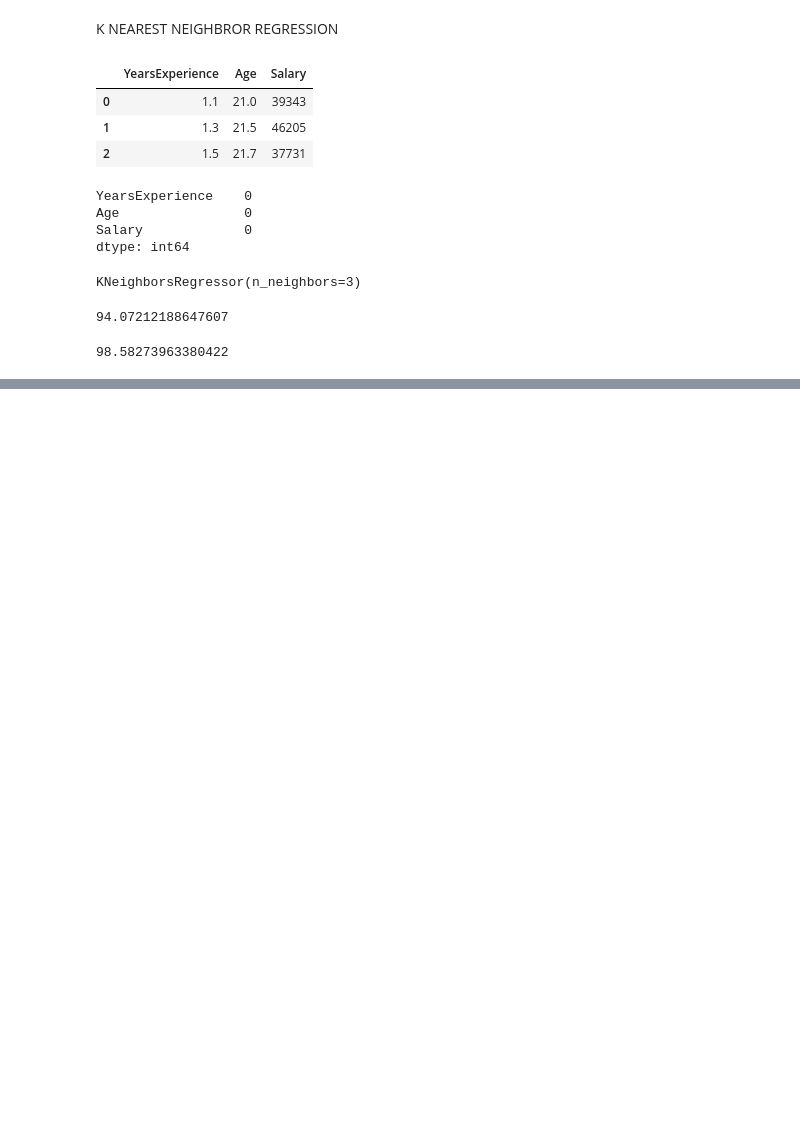
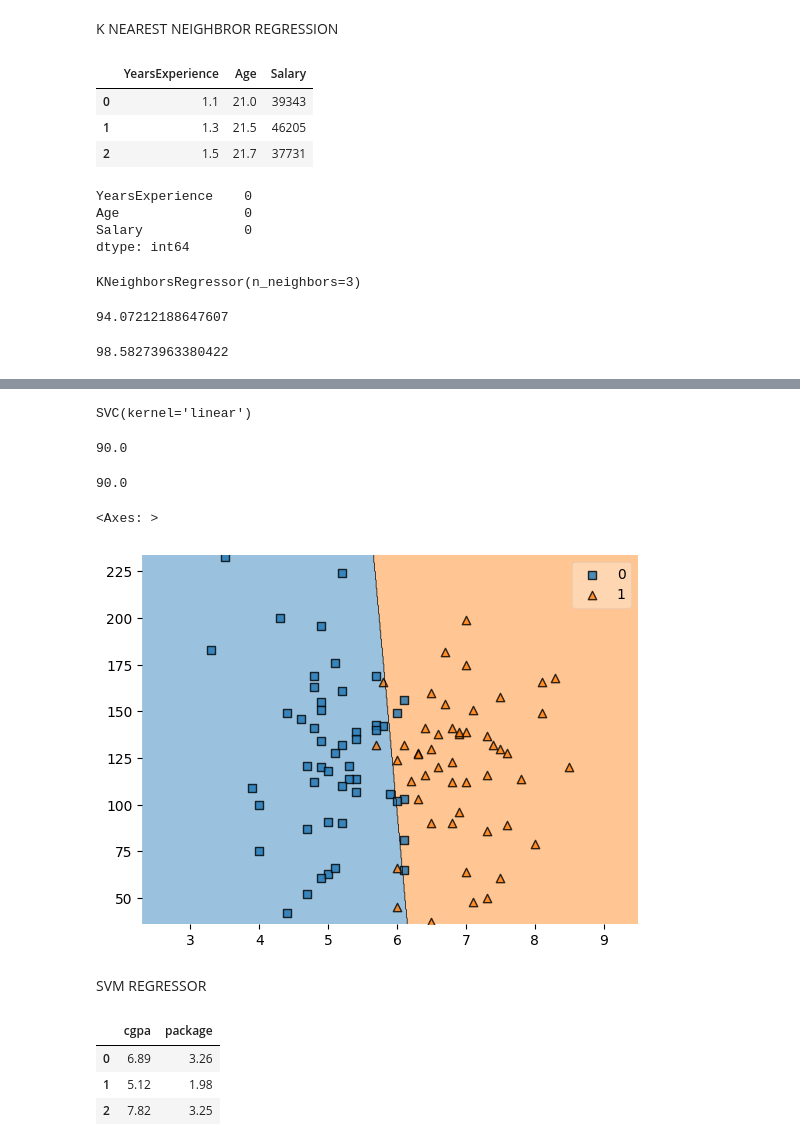
Before and after one commit to chahalbaljinder/data-science-ML-tutorial, a Jupyter notebook: k-nearest neighbour .ipynb, the cells around one changed output, grey strips where cells are left out. Cells and saved outputs as stored; diff of their text form; code cells hidden in the pictures; blank space fills up the shorter version.

Commit message:
till svm regressor
till svm regressor
from tomm. start from hyperparameters

```diff
--- a/k-nearest neighbour .ipynb
+++ b/k-nearest neighbour .ipynb
@@ -131,0 +171,13 @@ knr.score(x_train,y_train)*100
+# %%
+sv=SVC(kernel="linear")
+sv.fit(x_train,y_train)
+# %% [output]
+SVC(kernel='linear')
+# %%
+sv.score(x_test,y_test)*100
+# %% [output]
+90.0
+# %%
+sv.score(x_train,y_train)*100
+# %% [output]
+90.0
@@ -131,0 +186,8 @@ knr.score(x_train,y_train)*100
+# %%
+plot_decision_regions(x.to_numpy(),y.to_numpy(),clf=sv)
+#plot_decision_regions(x.to_numpy(),y.to_numpy(),clf=kn)
+# %% [output]
+<Axes: >
+[figure, added]
+# %% [markdown]
+SVM REGRESSOR
@@ -131,0 +198,8 @@ knr.score(x_train,y_train)*100
+# %%
+dataset=pd.read_csv("Placement.csv")
+dataset.head(3)
+# %% [output]
+|  | cgpa | package |
+| 0 | 6.89 | 3.26 |
+| 1 | 5.12 | 1.98 |
+| 2 | 7.82 | 3.25 |
```
Also changed, not shown: parts of 22 cells of this notebook.
